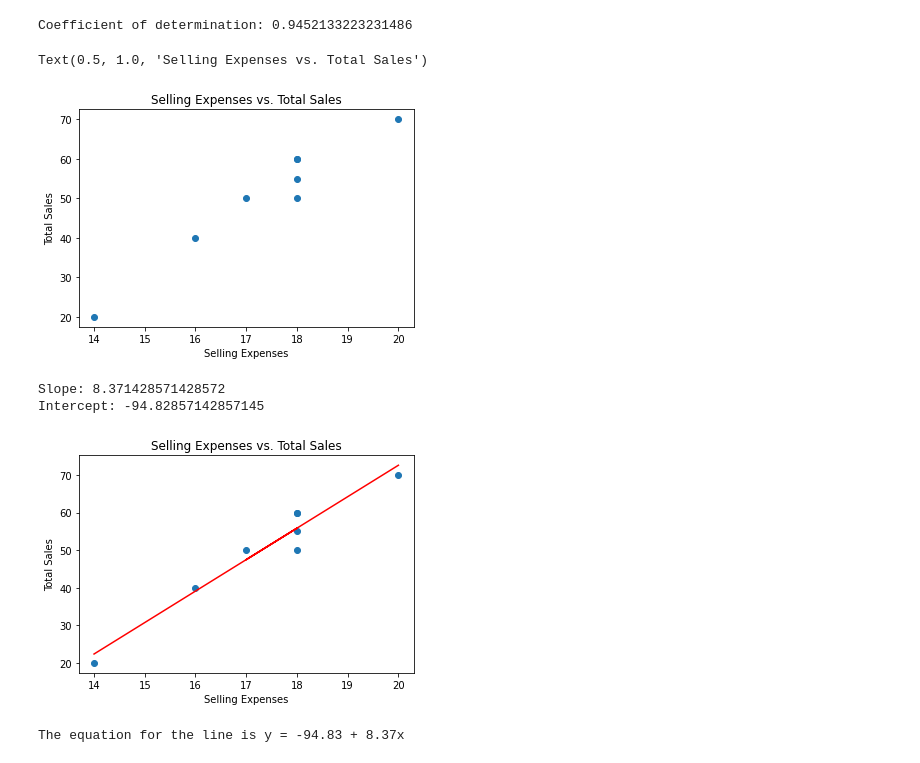
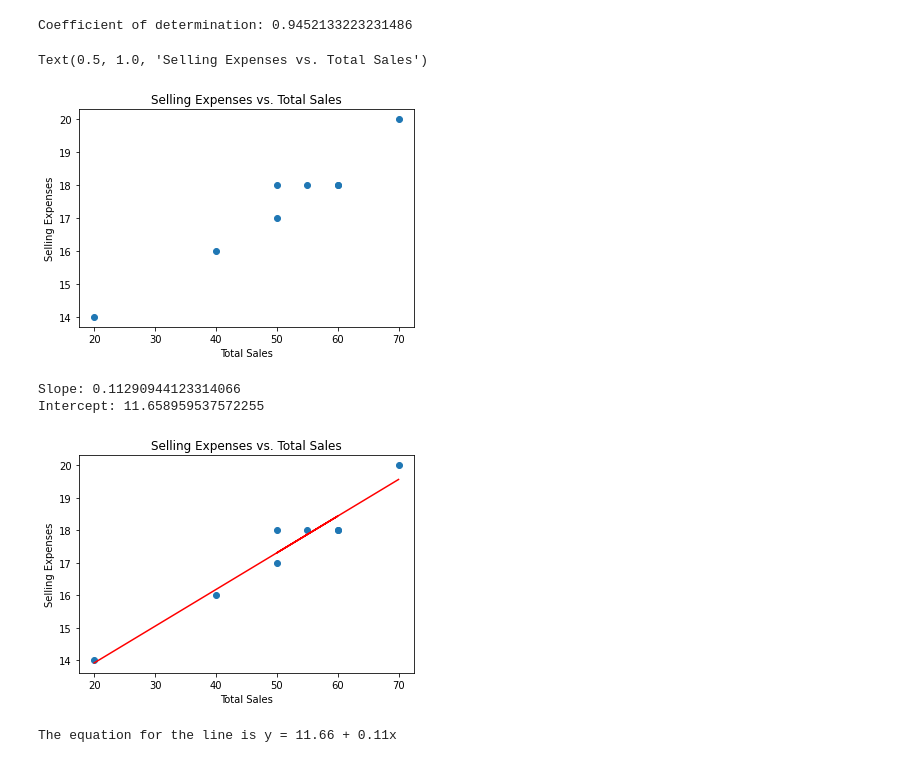
Before and after one commit to louisehviid/KM2023, a Jupyter notebook: Workshop3_descriptive_stats.ipynb, the cells around one changed output. Cells and saved outputs as stored; diff of their text form; code cells hidden in the pictures.

```diff
--- a/Workshop3_descriptive_stats.ipynb
+++ b/Workshop3_descriptive_stats.ipynb
@@ -307,62 +308,62 @@ print("Coefficient of determination:", determination)
 Coefficient of determination: 0.9452133223231486
 # %%
 #Step 6
-#Plotting the data
+#Visualisere dataen
 import matplotlib.pyplot as plt
 
 ## Select the columns to use as x and y data
-x = data["Selling Expenses"]
-y = data["Total Sales"]
+x = data["Total Sales"]
+y = data["Selling Expenses"]
 
 # Plot the data
 plt.scatter(x,y)
-plt.xlabel("Selling Expenses")
-plt.ylabel("Total Sales")
+plt.xlabel("Total Sales")
+plt.ylabel("Selling Expenses")
 plt.title("Selling Expenses vs. Total Sales")
 # %% [output]
 Text(0.5, 1.0, 'Selling Expenses vs. Total Sales')
-[figure, old version]
+[figure, new version]
 # %%
 #Step 7
-#Calculating and plotting the least squares line
+#Beregn og tegn den mindste kvadratiske linje/ the least squares line
 
 # Calculate the least squares line
 selling_mean = data["Selling Expenses"].mean()
 total_mean = data["Total Sales"].mean()
 
-num = ((data["Selling Expenses"] - selling_mean) * (data["Total Sales"] - total_mean)).sum()
-den = ((data["Selling Expenses"] - selling_mean)**2).sum()
+num = ((data["Total Sales"] - total_mean) * (data["Selling Expenses"] - selling_mean)).sum()
+den = ((data["Total Sales"] - total_mean)**2).sum()
 
 slope = num / den
 print("Slope:", slope)
 
-intercept = total_mean - slope * selling_mean
+intercept = selling_mean - slope * total_mean
 print("Intercept:", intercept)
 
 # Use the line to make predictions
-predictions = intercept + slope * data["Selling Expenses"]
+predictions = intercept + slope * data["Total Sales"]
 
 # Plot the data
 plt.scatter(x,y)
 
 # Plot the line
-plt.plot(data["Selling Expenses"], predictions, color='red')
-plt.xlabel("Selling Expenses")
-plt.ylabel("Total Sales")
+plt.plot(data["Total Sales"], predictions, color='red')
+plt.xlabel("Total Sales")
+plt.ylabel("Selling Expenses")
 plt.title("Selling Expenses vs. Total Sales")
 
 # Show the plot
 plt.show()
 # %% [output]
-Slope: 8.371428571428572
-Intercept: -94.82857142857145
+Slope: 0.11290944123314066
+Intercept: 11.658959537572255
-[figure, old version]
+[figure, new version]
 # %%
 #Step 8
-#To use the the least square line to make estimates...
+#Print den mindste kvadratiske linje til at lave estimeringer ...
 
 print("The equation for the line is y = {:.2f} + {:.2f}x".format(intercept, slope))
 # %% [output]
-The equation for the line is y = -94.83 + 8.37x
+The equation for the line is y = 11.66 + 0.11x
 # %%
 #Step 9
```
Also changed, not shown: parts of 6 cells of this notebook.
